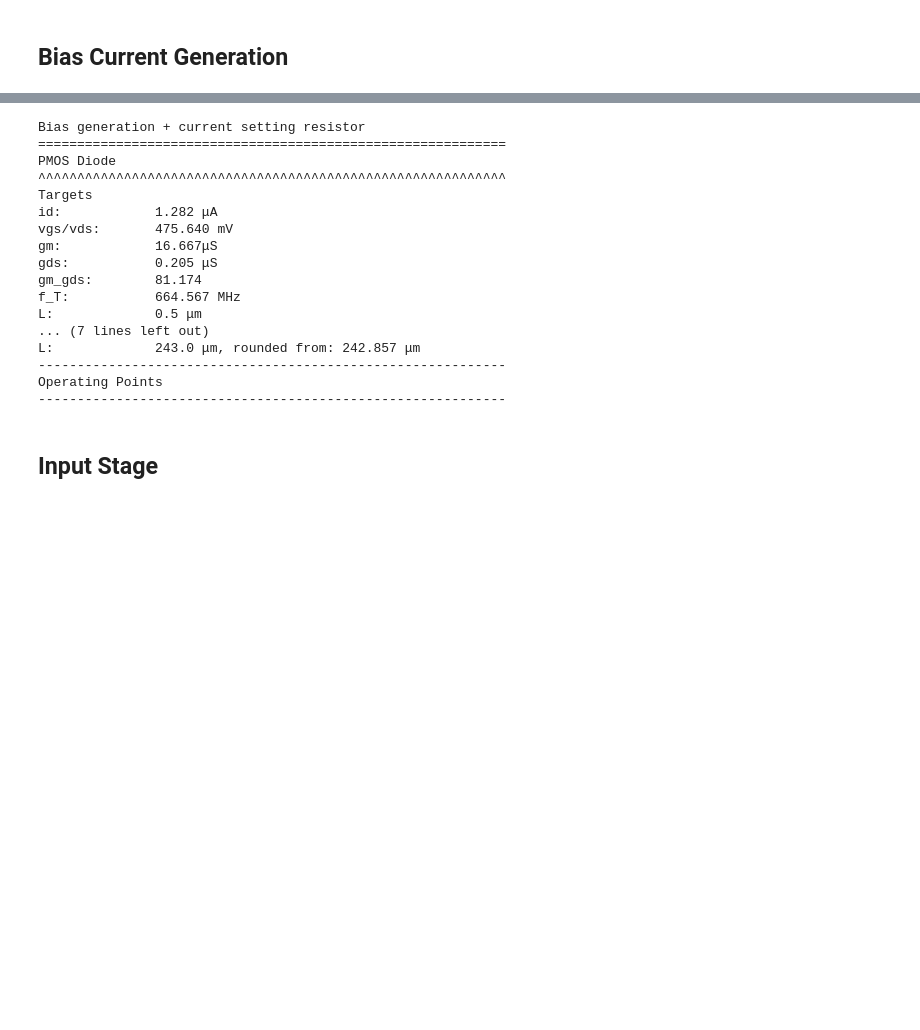
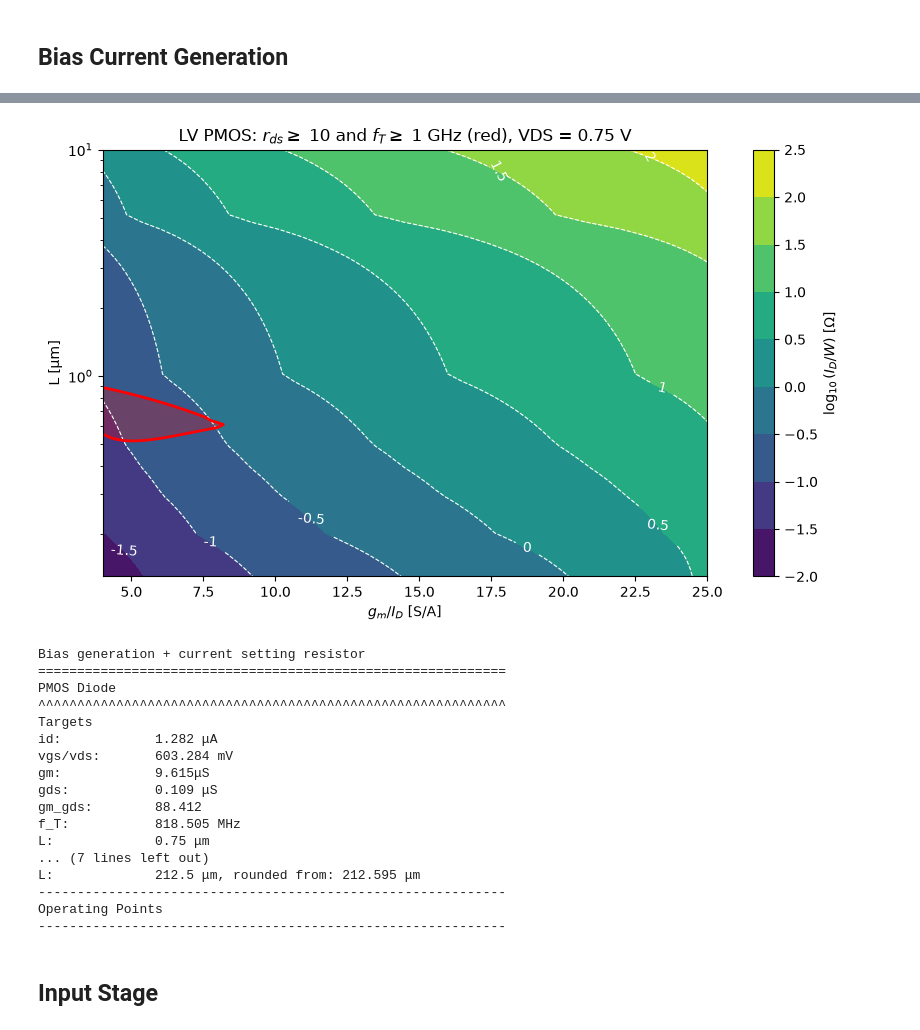
Before and after one commit to schwarzj99/kvosid_336004_ss26, a Jupyter notebook: macros/filter_cmos5l/scripts/sizing/sizing_filter.ipynb, the cells around one changed output, grey strips where cells are left out. Saved outputs shown, nothing was run; the diff lists cells and outputs as text; code cells hidden in the pictures; blank space fills up the shorter version.

```diff
--- a/macros/filter_cmos5l/scripts/sizing/sizing_filter.ipynb
+++ b/macros/filter_cmos5l/scripts/sizing/sizing_filter.ipynb
@@ -581,6 +585,24 @@ plt.show()
+# %%
+rds_min = 10e6      # [Ohm], placeholder
+fT_min = 1e9       # [Hz], placeholder
+# >= 1 where both specs are met; a continuous function gives a smooth border, a True/False mask a jagged one
+margin = np.minimum(rds_diode_bias/rds_min, fT_diode_bias/fT_min)
+
+fig, ax = plt.subplots(figsize=(8, 5), constrained_layout=True)
+cf = ax.contourf(X, Y, np.log10(w_diode_bias), levels=nice_levels(np.log10(w_diode_bias)), cmap='viridis')
+fig.colorbar(cf, ax=ax, label='$\\log_{10}(I_D/W)$ [$\\Omega$]')
+cs = ax.contour(X, Y, np.log10(w_diode_bias), levels=nice_levels(np.log10(w_diode_bias)), colors='white', linewidths=0.8, linestyles='--')
+ax.clabel(cs, fmt=fmt)
+ax.contourf(X, Y, margin, levels=[1, margin.max() + 1], colors='red', alpha=0.25)
+ax.contour(X, Y, margin, levels=[1], colors='red', linewidths=2)
+ax.set(xlabel='$g_m/I_D$ [S/A]', ylabel='L [µm]', yscale='log',
+       title=f'LV PMOS: $r_{{ds}} \\geq$ {rds_min*1e-6:g} and $f_T \\geq$ {fT_min*1e-9:g} GHz (red), VDS = {vds_diode_bias} V')
+plt.show()
+# %% [output]
+[figure, added]
 # %%
-gm_id_diode_bias = 13
-L_diode_bias = 0.5
+gm_id_diode_bias = 7.5
+L_diode_bias = 0.75
 gm_diode_bias = gm_id_diode_bias * id_diode_bias
 vgs_diode_bias = lv_pmos.lookupVGS(GM_ID=gm_id_diode_bias, L=L_diode_bias, VDS=0.75, VSB=0)
 gm_gds_diode_bias = lv_pmos.lookup('GM_GDS', GM_ID=gm_id_diode_bias, L = L_diode_bias, VDS=vgs_diode_bias, VSB=0)
@@ -623,14 +645,14 @@ PMOS Diode
 ^^^^^^^^^^^^^^^^^^^^^^^^^^^^^^^^^^^^^^^^^^^^^^^^^^^^^^^^^^^^
 Targets
 id:            1.282 μΑ
-vgs/vds:       475.640 mV
-gm:            16.667μS
-gds:           0.205 μS
-gm_gds:        81.174
-f_T:           664.567 MHz
-L:             0.5 μm
+vgs/vds:       603.284 mV
+gm:            9.615μS
+gds:           0.109 μS
+gm_gds:        88.412
+f_T:           818.505 MHz
+L:             0.75 μm
 ... (7 lines left out)
-L:             243.0 μm, rounded from: 242.857 μm
+L:             212.5 μm, rounded from: 212.595 μm
 ------------------------------------------------------------
 Operating Points
 ------------------------------------------------------------
```
Also changed, not shown: parts of 4 cells of this notebook, 13 other files.
